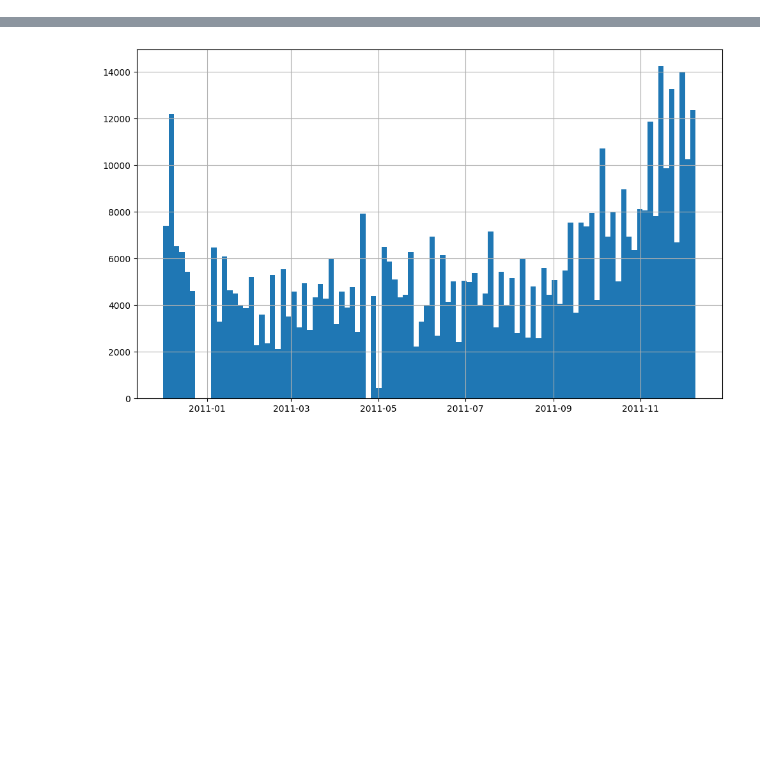
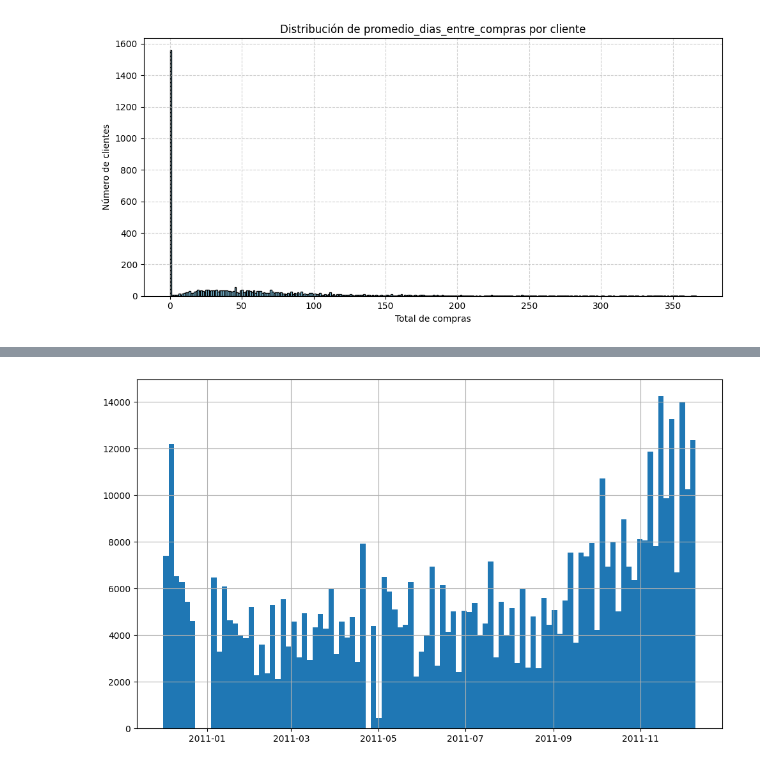
Before and after one commit to Leonel481/mlops-dtc-project, a Jupyter notebook: dev/churn.ipynb, the cells around one changed output, grey strips where cells are left out. Cells and saved outputs as stored; diff of their text form; code cells hidden in the pictures; blank space fills up the shorter version.

```diff
--- a/dev/churn.ipynb
+++ b/dev/churn.ipynb
@@ -65,0 +191,6 @@ df.loc[(df['CustomerID'] == 18184)
+# %%
+compras = df[df['Quantity'] > 0][['CustomerID', 'InvoiceDate']].drop_duplicates()
+compras['dias_diff'] = compras.groupby('CustomerID')['InvoiceDate'].diff().dt.days
+# compras[compras['CustomerID'] == 12348]
+promedio_dias = compras.groupby('CustomerID')['dias_diff'].mean().reset_index(name='promedio_dias_entre_compras').fillna(0).round(2)
+promedio_dias
@@ -65,0 +237,11 @@ df.loc[(df['CustomerID'] == 18184)
+# %%
+plt.figure(figsize=(10, 5))
+plt.hist(promedio_dias['promedio_dias_entre_compras'], bins=310, color='skyblue', edgecolor='black')
+plt.title('Distribución de promedio_dias_entre_compras por cliente')
+plt.xlabel('Total de compras')
+plt.ylabel('Número de clientes')
+plt.grid(True, linestyle='--', alpha=0.6)
+plt.tight_layout()
+plt.show()
+# %% [output]
+[figure, added]
```
Also changed, not shown: parts of 25 cells of this notebook.
